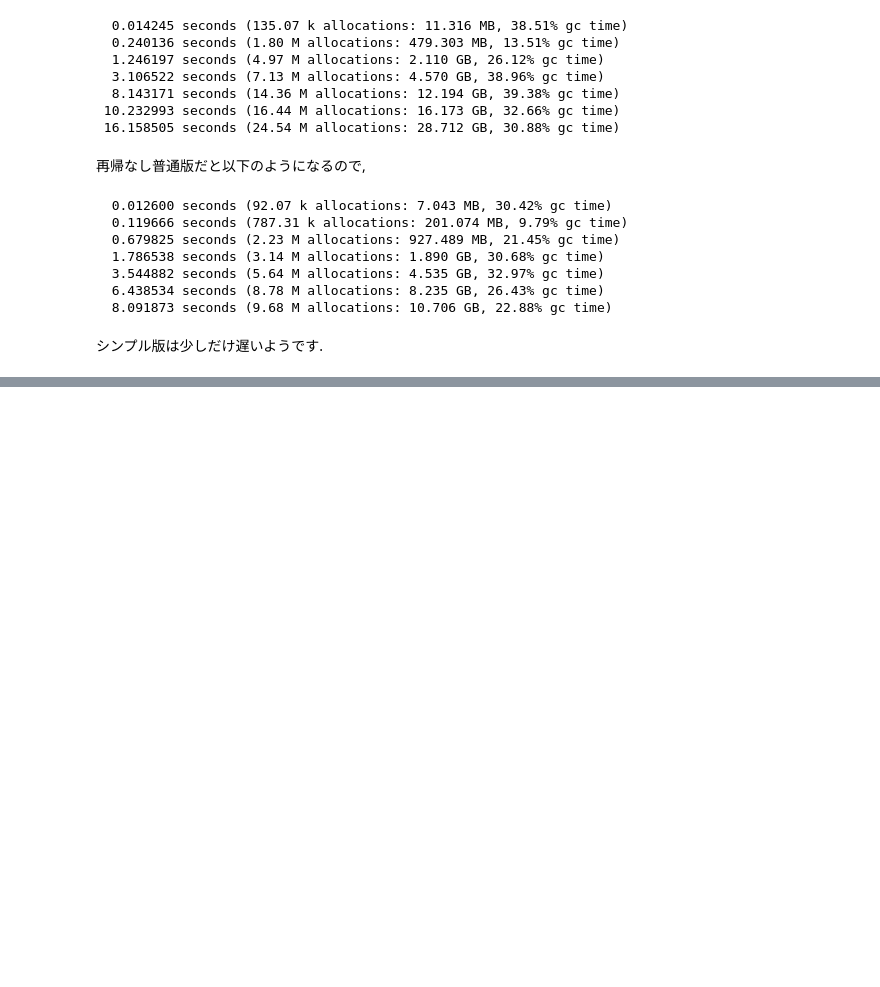
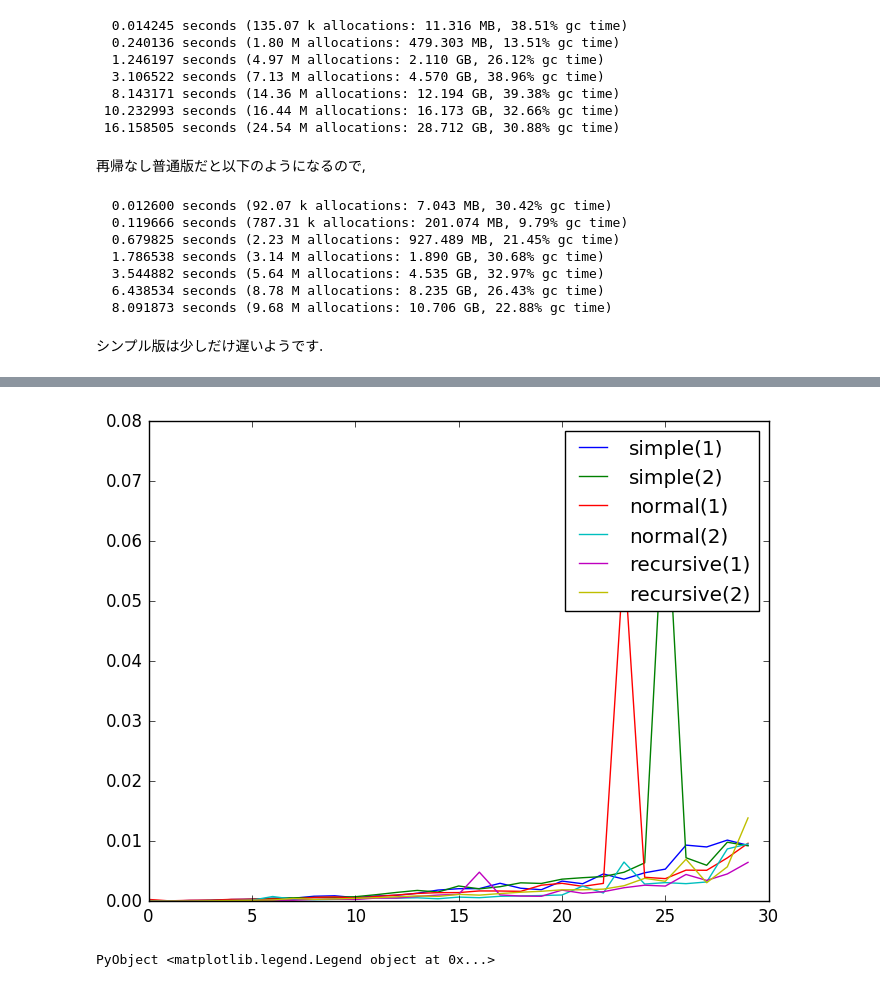
Before and after one commit to nswa17/DA.jl, a Jupyter notebook: DA.ipynb, the cells around one changed output, grey strips where cells are left out. Drawn from its saved outputs; the diff is of its cells as text; code cells hidden in the pictures; blank space fills up the shorter version.

```diff
--- a/DA.ipynb
+++ b/DA.ipynb
@@ -553,0 +1036,11 @@ legend()
+# %%
+plot(s1, label ="simple(1)")
+plot(s2, label = "simple(2)")
+plot(n1, label = "normal(1)")
+plot(n2, label = "normal(2)")
+plot(r1, label = "recursive(1)")
+plot(r2, label = "recursive(2)")
+legend()
+# %% [output]
+[figure, added]
+PyObject <matplotlib.legend.Legend object at 0x...>
```
Also changed, not shown: parts of 30 cells of this notebook, 1 other file.
